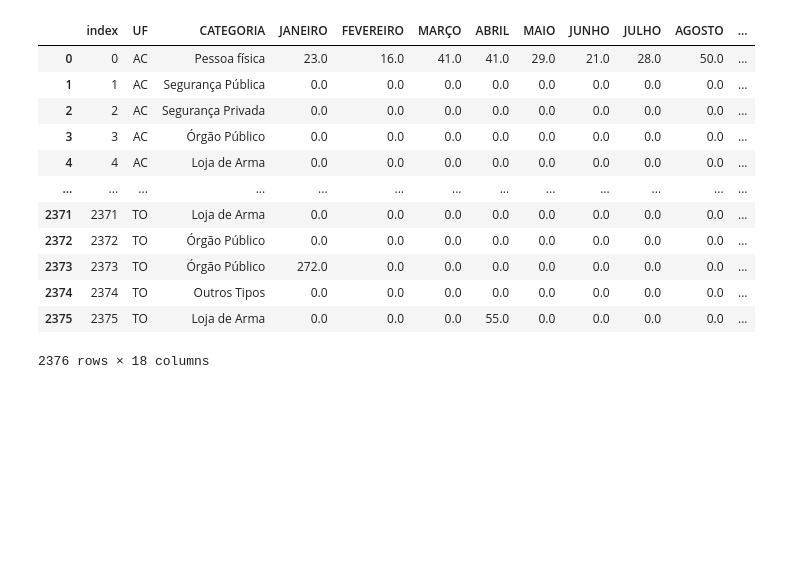
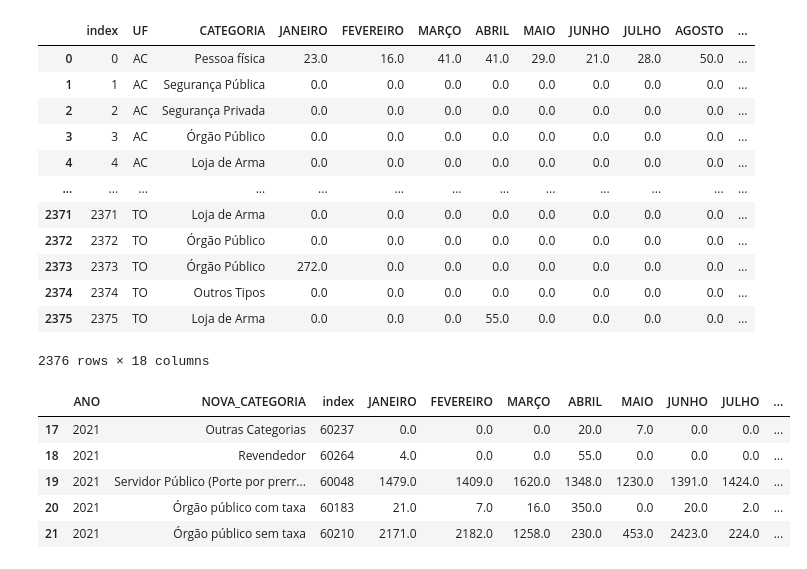
Before and after one commit to belisards/weapons_br, a Jupyter notebook: br_queries.ipynb, the cells around one changed output. Cells and saved outputs as stored; diff of their text form; code cells hidden in the pictures; blank space fills up the shorter version.

```diff
--- a/br_queries.ipynb
+++ b/br_queries.ipynb
@@ -23,3 +23,12 @@ total = df.groupby(['ANO','CATEGORIA'],as_index=False).sum()
+# %%
+total.tail()
+# %% [output]
+|  | ANO | NOVA_CATEGORIA | index | JANEIRO | FEVEREIRO | MARÇO | ABRIL | MAIO | JUNHO | JULHO | ... |
+| 17 | 2021 | Outras Categorias | 60237 | 0.0 | 0.0 | 0.0 | 20.0 | 7.0 | 0.0 | 0.0 | ... |
+| 18 | 2021 | Revendedor | 60264 | 4.0 | 0.0 | 0.0 | 55.0 | 0.0 | 0.0 | 0.0 | ... |
+| 19 | 2021 | Servidor Público (Porte por prerr... | 60048 | 1479.0 | 1409.0 | 1620.0 | 1348.0 | 1230.0 | 1391.0 | 1424.0 | ... |
+| 20 | 2021 | Órgão público com taxa | 60183 | 21.0 | 7.0 | 16.0 | 350.0 | 0.0 | 20.0 | 2.0 | ... |
+| 21 | 2021 | Órgão público sem taxa | 60210 | 2171.0 | 2182.0 | 1258.0 | 230.0 | 453.0 | 2423.0 | 224.0 | ... |
 # %%
 total.ANO = total.ANO.astype('int')
 total.TOTAL = total.TOTAL.astype('int')
```
Also changed, not shown: parts of 7 cells of this notebook, 6 other files.
